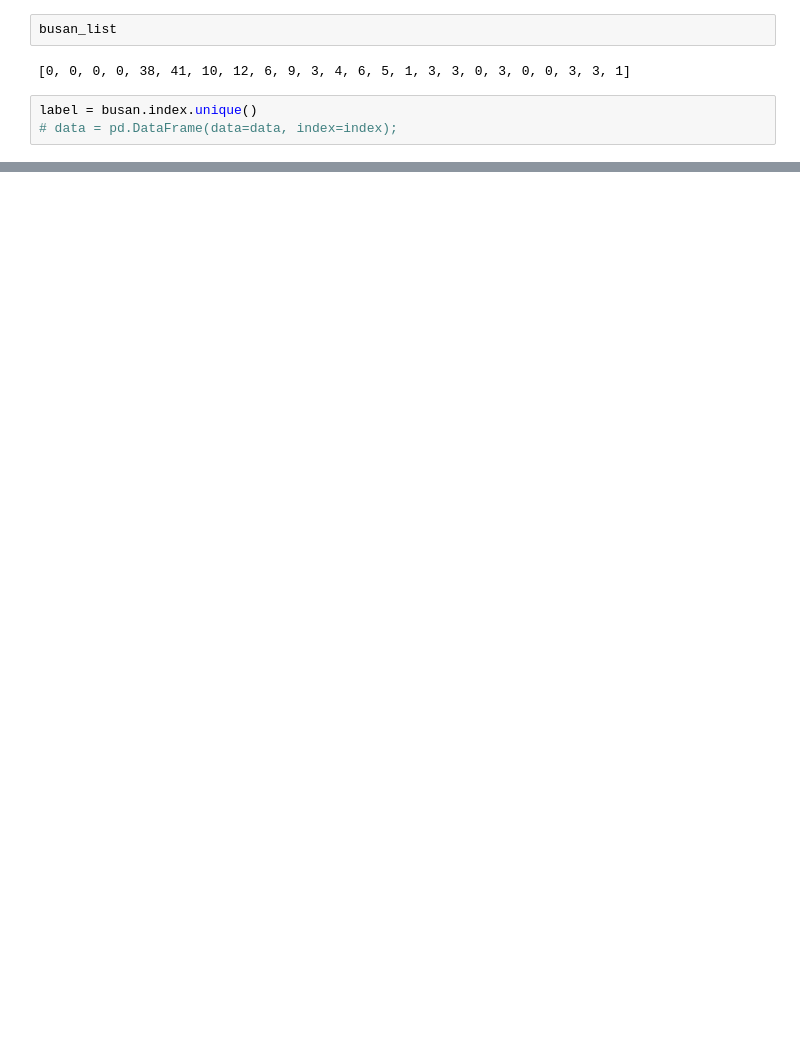
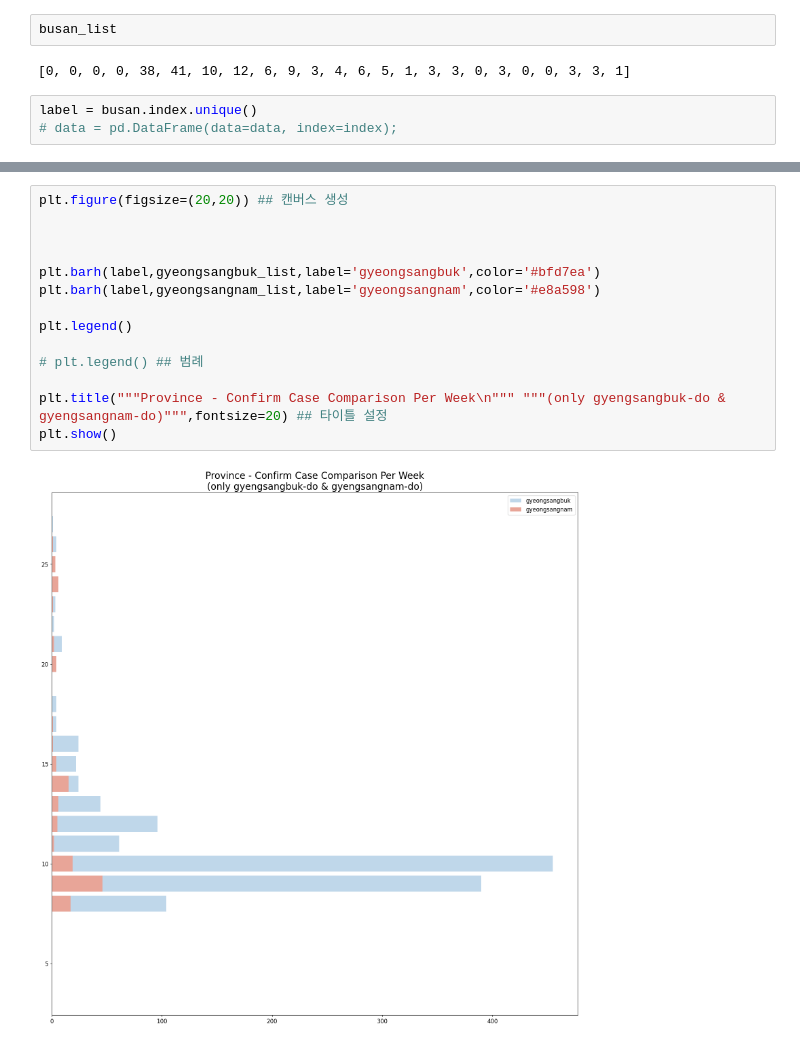
Before and after one commit to zzozzo/Datathon, a Jupyter notebook: data1.ipynb, the cells around one changed output, grey strips where cells are left out. Drawn from its saved outputs; the diff is of its cells as text; blank space fills up the shorter version.

```diff
--- a/data1.ipynb
+++ b/data1.ipynb
@@ -2393 +2395,17 @@ label = busan.index.unique()
+# %%
+plt.figure(figsize=(20,20)) ## 캔버스 생성
+
+
+
+plt.barh(label,gyeongsangbuk_list,label='gyeongsangbuk',color='#bfd7ea')
+plt.barh(label,gyeongsangnam_list,label='gyeongsangnam',color='#e8a598')
+
+plt.legend()
+
+# plt.legend() ## 범례
+
+plt.title("""Province - Confirm Case Comparison Per Week\n""" """(only gyengsangbuk-do & gyengsangnam-do)""",fontsize=20) ## 타이틀 설정
+plt.show()
+# %% [output]
+[figure, added]
 # %%
```
Also changed, not shown: parts of 9 cells of this notebook.
